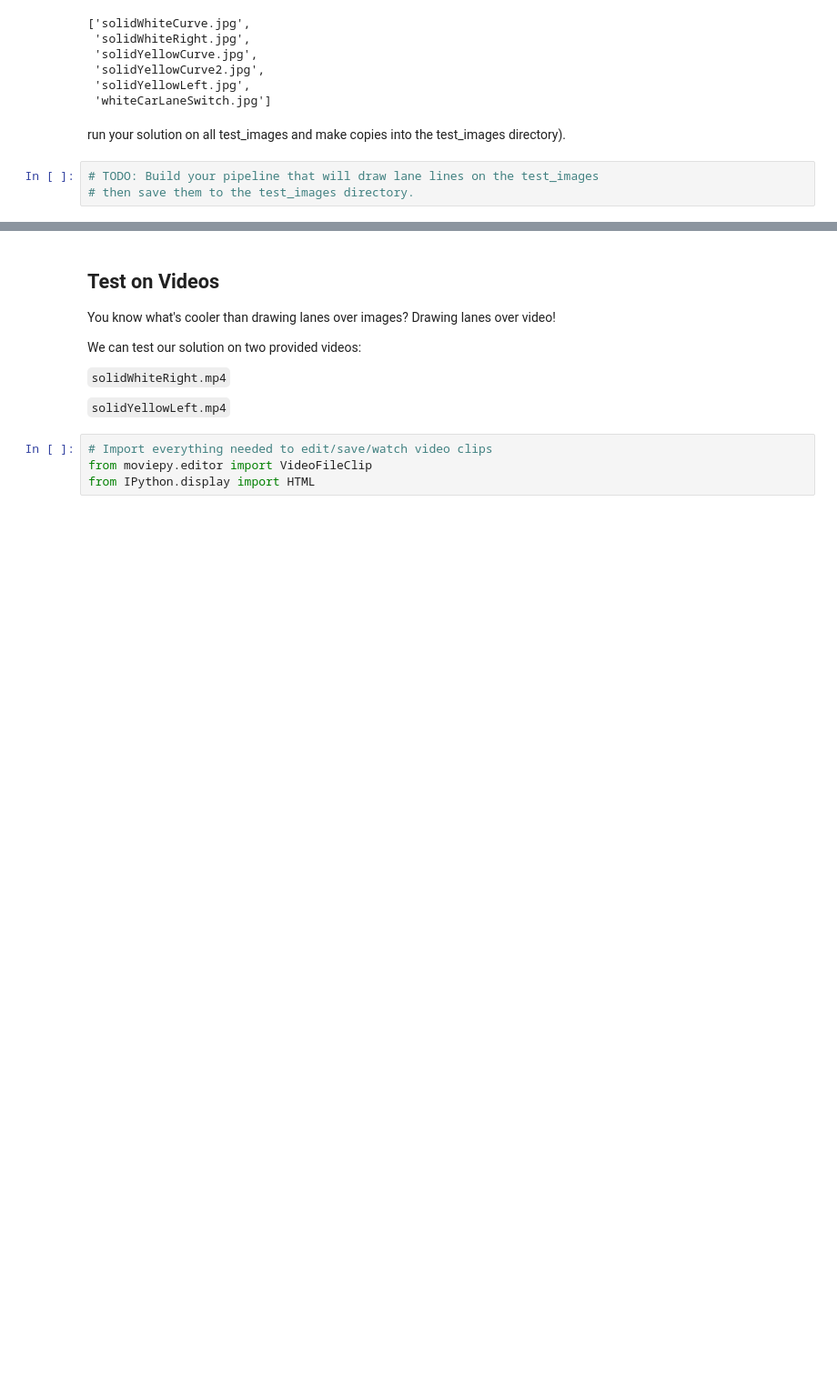
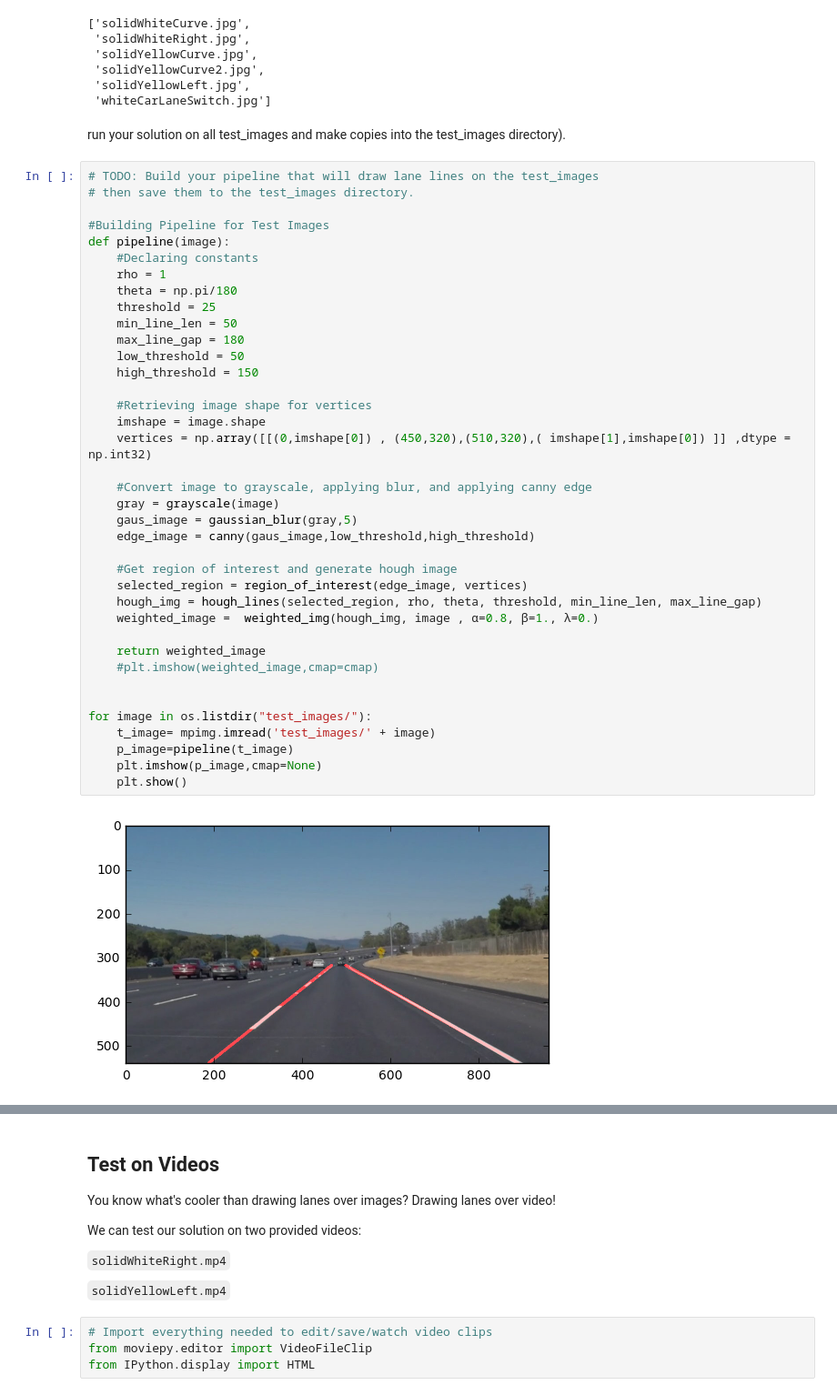
Before and after one commit to bharatbobba/SDCND-P1-Lane-Lines, a Jupyter notebook: P1.ipynb, the cells around one changed output, grey strips where cells are left out. Shown at 91% size. Cells and saved outputs as stored; diff of their text form; blank space fills up the shorter version.

```diff
--- a/P1.ipynb
+++ b/P1.ipynb
@@ -172,6 +215,43 @@ os.listdir("test_images/")
  'whiteCarLaneSwitch.jpg']
 # %% [markdown]
 run your solution on all test_images and make copies into the test_images directory).
-# %%
-# TODO: Build your pipeline that will draw lane lines on the test_images
-# then save them to the test_images directory.
+# %%
+# TODO: Build your pipeline that will draw lane lines on the test_images
+# then save them to the test_images directory.
+
+#Building Pipeline for Test Images
+def pipeline(image):
+    #Declaring constants
+    rho = 1
+    theta = np.pi/180
+    threshold = 25
+    min_line_len = 50
+    max_line_gap = 180
+    low_threshold = 50
+    high_threshold = 150
+
+    #Retrieving image shape for vertices
+    imshape = image.shape
+    vertices = np.array([[(0,imshape[0]) , (450,320),(510,320),( imshape[1],imshape[0]) ]] ,dtype = np.int32)
+
+    #Convert image to grayscale, applying blur, and applying canny edge
+    gray = grayscale(image)
+    gaus_image = gaussian_blur(gray,5)
+    edge_image = canny(gaus_image,low_threshold,high_threshold)
+
+    #Get region of interest and generate hough image
+    selected_region = region_of_interest(edge_image, vertices)
+    hough_img = hough_lines(selected_region, rho, theta, threshold, min_line_len, max_line_gap)
+    weighted_image =  weighted_img(hough_img, image , α=0.8, β=1., λ=0.)
+
+    return weighted_image
+    #plt.imshow(weighted_image,cmap=cmap)
+
+
+for image in os.listdir("test_images/"):
+    t_image= mpimg.imread('test_images/' + image)
+    p_image=pipeline(t_image)
+    plt.imshow(p_image,cmap=None)
+    plt.show()
+# %% [output]
+[figure, added]
```
Also changed, not shown: parts of 12 cells of this notebook.
